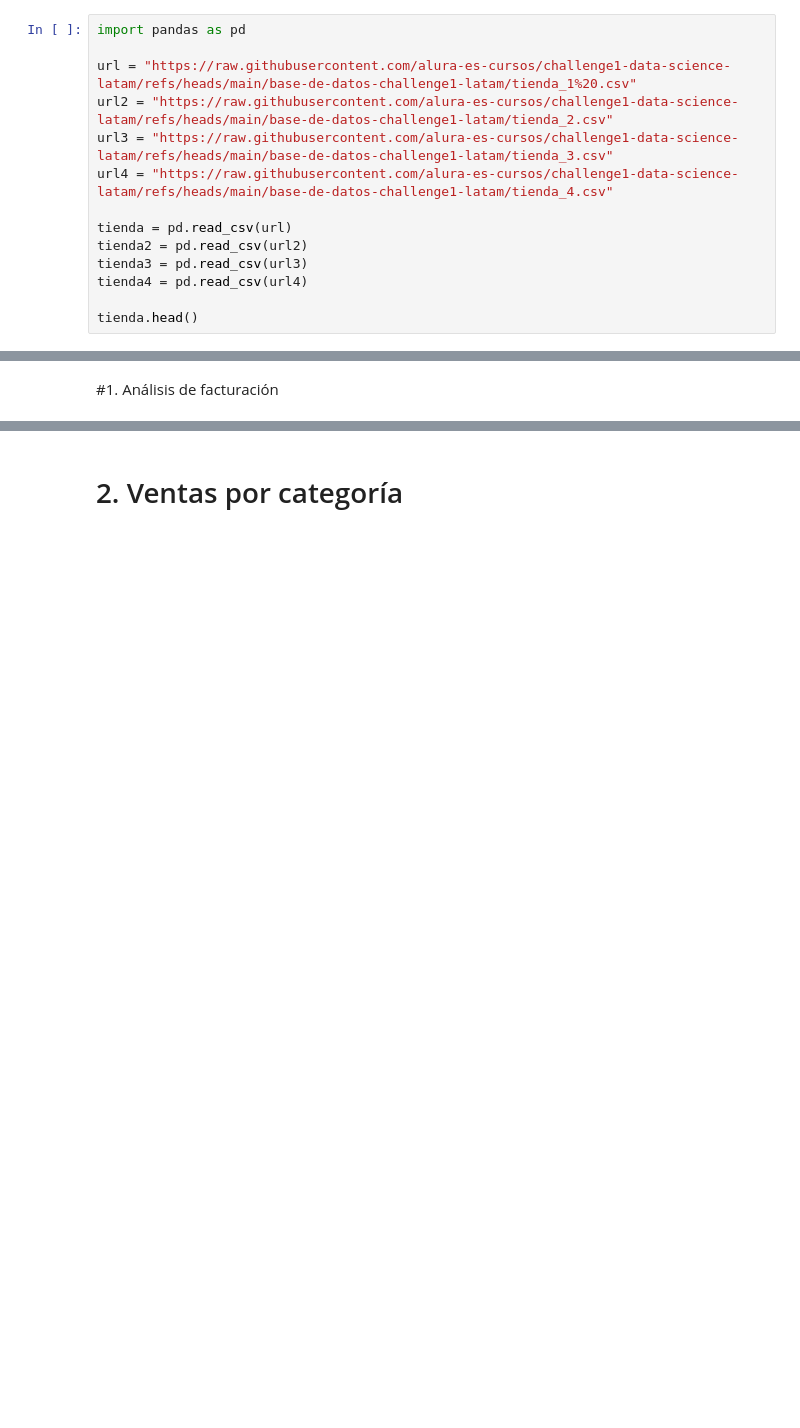
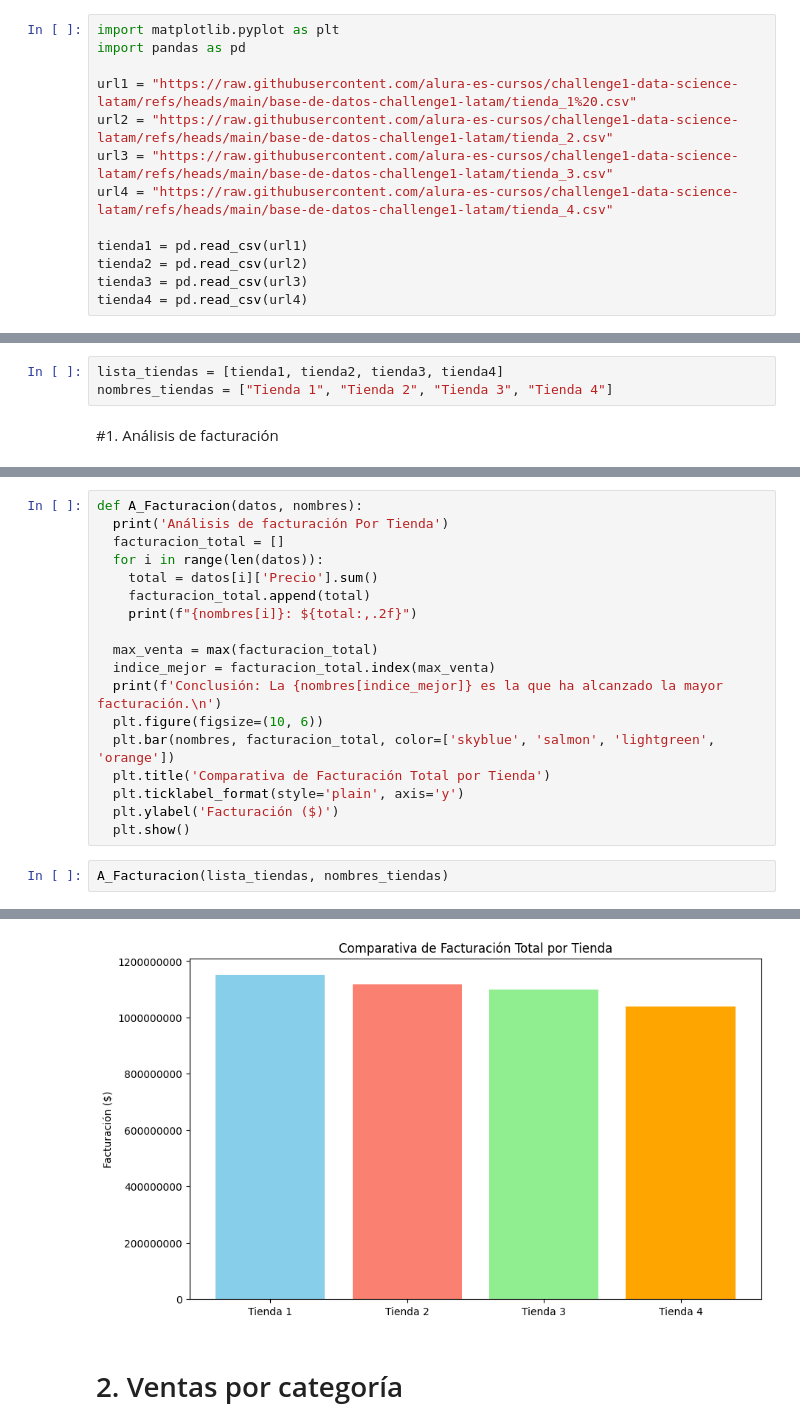
Before and after one commit to Paola-CC/Challenge-Alura-Store, a Jupyter notebook: AluraStoreLatam.ipynb, the cells around one changed output, grey strips where cells are left out. Cells and saved outputs as stored; diff of their text form; blank space fills up the shorter version.

```diff
--- a/AluraStoreLatam.ipynb
+++ b/AluraStoreLatam.ipynb
@@ -3,16 +3,15 @@
 # %% [markdown]
 ### Importación de datos
 # %%
+import matplotlib.pyplot as plt
 import pandas as pd
 
-url = "https://raw.githubusercontent.com/alura-es-cursos/challenge1-data-science-latam/refs/heads/main/base-de-datos-challenge1-latam/tienda_1%20.csv"
+url1 = "https://raw.githubusercontent.com/alura-es-cursos/challenge1-data-science-latam/refs/heads/main/base-de-datos-challenge1-latam/tienda_1%20.csv"
 url2 = "https://raw.githubusercontent.com/alura-es-cursos/challenge1-data-science-latam/refs/heads/main/base-de-datos-challenge1-latam/tienda_2.csv"
 url3 = "https://raw.githubusercontent.com/alura-es-cursos/challenge1-data-science-latam/refs/heads/main/base-de-datos-challenge1-latam/tienda_3.csv"
 url4 = "https://raw.githubusercontent.com/alura-es-cursos/challenge1-data-science-latam/refs/heads/main/base-de-datos-challenge1-latam/tienda_4.csv"
 
-tienda = pd.read_csv(url)
+tienda1 = pd.read_csv(url1)
 tienda2 = pd.read_csv(url2)
 tienda3 = pd.read_csv(url3)
 tienda4 = pd.read_csv(url4)
-
-tienda.head()
@@ -26,2 +92,5 @@ tienda.head()
+# %%
+lista_tiendas = [tienda1, tienda2, tienda3, tienda4]
+nombres_tiendas = ["Tienda 1", "Tienda 2", "Tienda 3", "Tienda 4"]
 # %% [markdown]
 #1. Análisis de facturación
@@ -29,0 +97,21 @@ fsfdfd
+# %%
+def A_Facturacion(datos, nombres):
+  print('Análisis de facturación Por Tienda')
+  facturacion_total = []
+  for i in range(len(datos)):
+    total = datos[i]['Precio'].sum()
+    facturacion_total.append(total)
+    print(f"{nombres[i]}: ${total:,.2f}")
+
+  max_venta = max(facturacion_total)
+  indice_mejor = facturacion_total.index(max_venta)
+  print(f'Conclusión: La {nombres[indice_mejor]} es la que ha alcanzado la mayor facturación.\n')
+  plt.figure(figsize=(10, 6))
+  plt.bar(nombres, facturacion_total, color=['skyblue', 'salmon', 'lightgreen', 'orange'])
+  plt.title('Comparativa de Facturación Total por Tienda')
+  plt.ticklabel_format(style='plain', axis='y')
+  plt.ylabel('Facturación ($)')
+  plt.show()
+# %%
+A_Facturacion(lista_tiendas, nombres_tiendas)
+# %% [output]
@@ -30,2 +124,3 @@ fsfdfd
+[figure, added]
 # %% [markdown]
 # 2. Ventas por categoría
```
Also changed, not shown: parts of 20 cells of this notebook.
